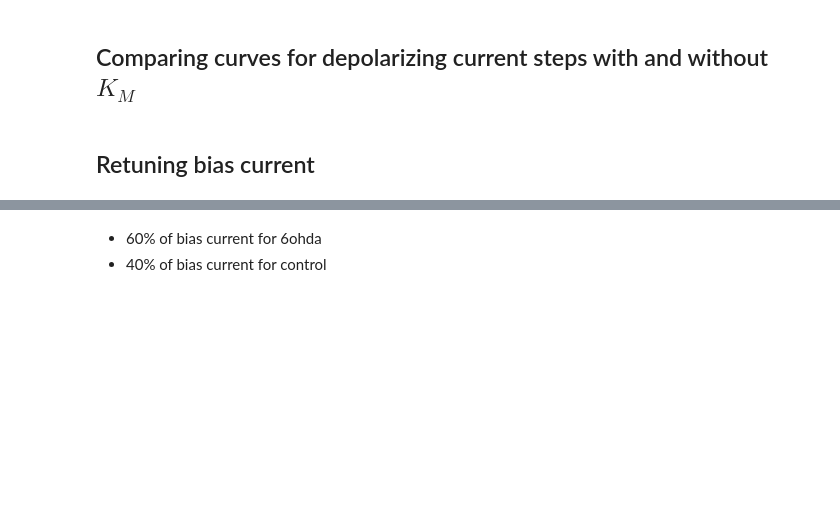
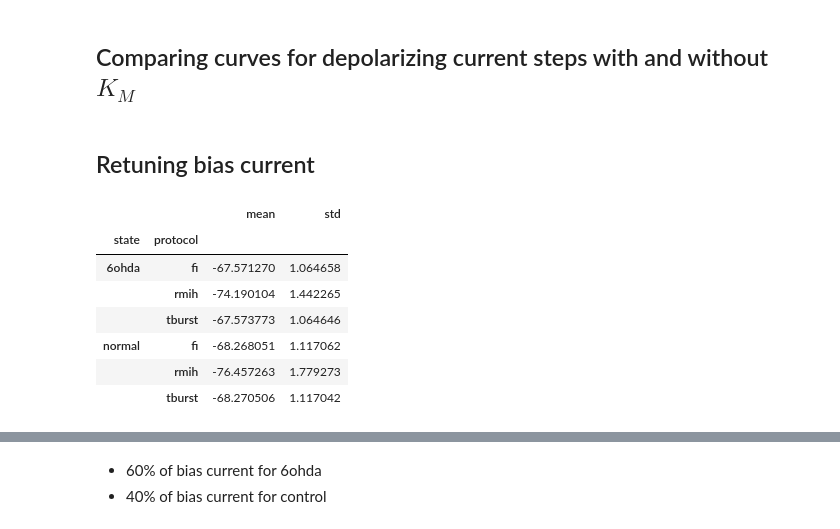
Before and after one commit to FrancescoCavarretta/VMOptimizer, a Jupyter notebook: QualityCheck1.ipynb, the cells around one changed output, grey strips where cells are left out. Cells and saved outputs as stored; diff of their text form; code cells hidden in the pictures; blank space fills up the shorter version.

```diff
--- a/QualityCheck1.ipynb
+++ b/QualityCheck1.ipynb
@@ -131,4 +120,15 @@ Name: state, dtype: int64
 ## Comparing curves for depolarizing current steps with and without $K_M$
 # %% [markdown]
 ## Retuning bias current
+# %%
+pd.read_csv('qc.csv').groupby(['state', 'protocol']).voltage_base.describe()[['mean', 'std']]
+# %% [output]
+|  |  | mean | std |
+| state | protocol |  |  |
+| 6ohda | fi | -67.571270 | 1.064658 |
+|  | rmih | -74.190104 | 1.442265 |
+|  | tburst | -67.573773 | 1.064646 |
+| normal | fi | -68.268051 | 1.117062 |
+|  | rmih | -76.457263 | 1.779273 |
+|  | tburst | -68.270506 | 1.117042 |
 # %%
```
Also changed, not shown: parts of 37 cells of this notebook, 14 other files.
